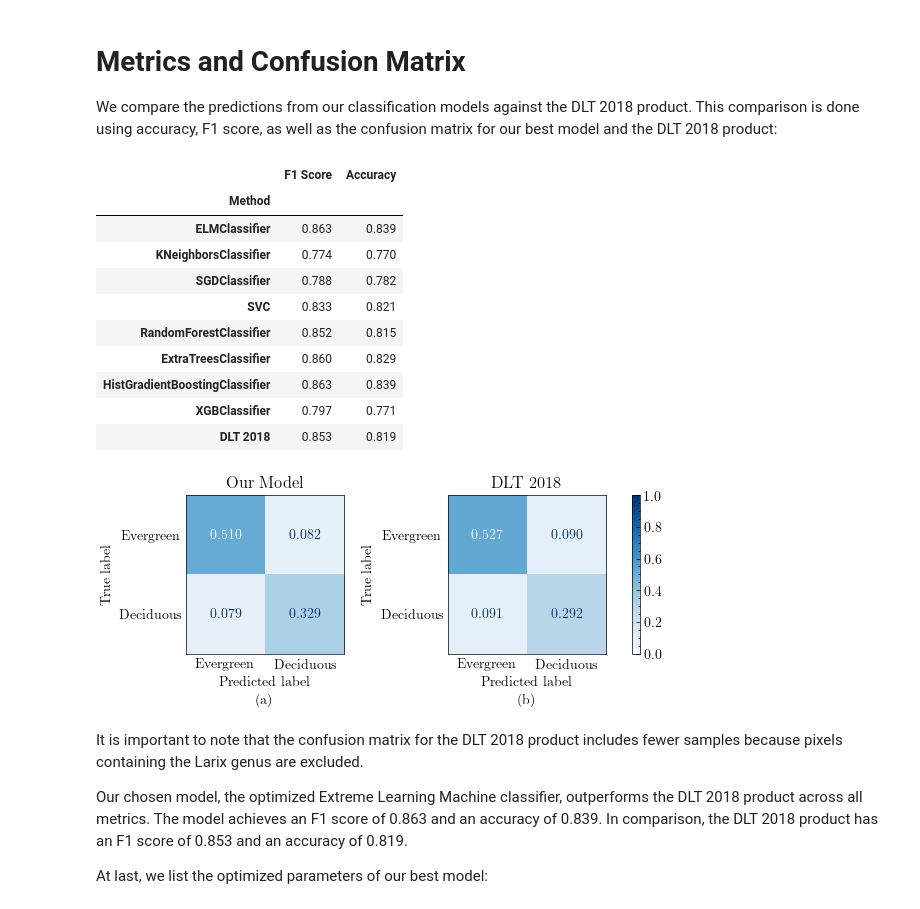
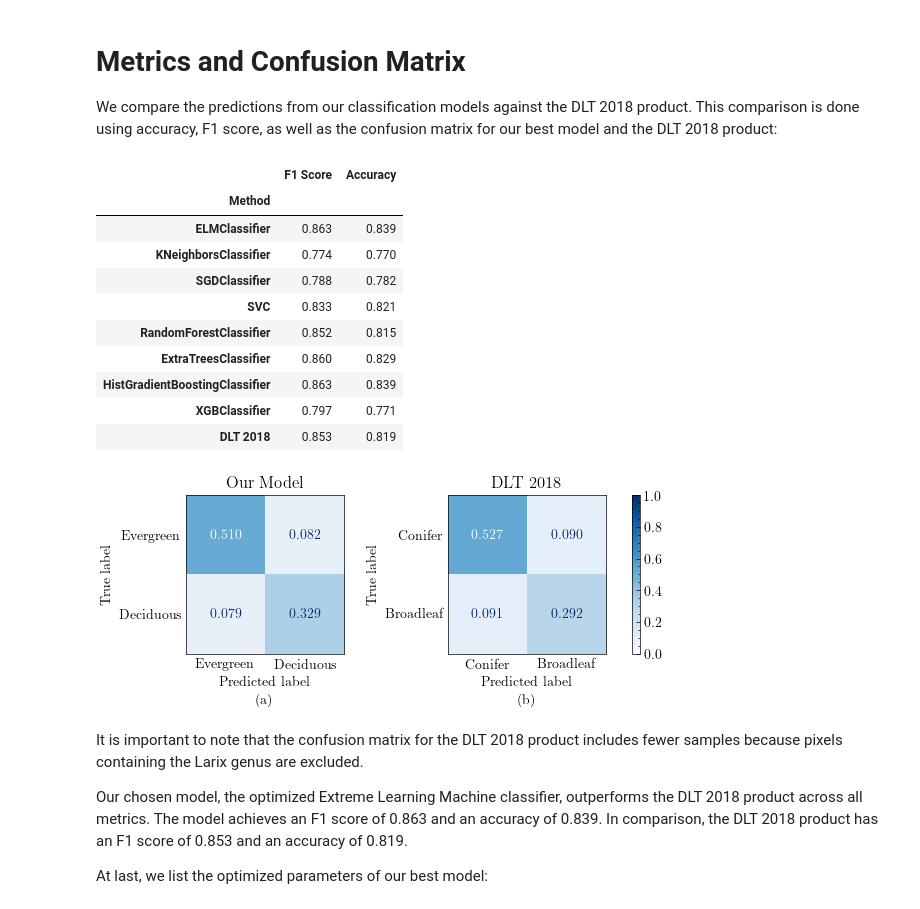
Before and after one commit to peter-hofinger/sentinel-leaf-classification, a Jupyter notebook: notebooks/4-generalization.ipynb, the cells around one changed output. Drawn from its saved outputs; the diff is of its cells as text; code cells hidden in the pictures.

```diff
--- a/notebooks/4-generalization.ipynb
+++ b/notebooks/4-generalization.ipynb
@@ -495,7 +495,6 @@ results = results.set_index("Method")
 results.to_csv("../reports/generalization.csv")
 
 # Show confusion matrices of best_model and DLT 2018
-display_labels = ["Deciduous", "Evergreen"]
 subset = results.loc[[best_model, "DLT 2018"]]
 fig, axs = plt.subplots(1, len(subset), figsize=(5.81, 2.4), constrained_layout=True)
 
@@ -508,35 +507,37 @@ for ax, (method, row) in zip(axs, subset.iterrows(), strict=True):
     cm = cm / cm.sum()
     cm = cm[::-1, ::-1]
 
     _confusion_matrix_display(
         cm,
         "Our Model" if method == best_model else method,
-        display_labels[::-1],
+        ["Evergreen", "Deciduous"]
+        if method == best_model
+        else ["Conifer", "Broadleaf"],
         mappable=mappable,
         ax=ax,
     )
 
 fig.colorbar(mappable, ax=axs.ravel().tolist())
 
 label_subplots(axs, y_offset=0.25)
 
 save_fig(fig, "../reports/figures/generalization/Confusion Matrices.pdf")
 
 formatted_results = results[["F1 Score", "Accuracy"]].copy()
 results[["F1 Score", "Accuracy"]].map(lambda x: f"{x:.3f}")
 # %% [output]
 |  | F1 Score | Accuracy |
 | Method |  |  |
 | ELMClassifier | 0.863 | 0.839 |
 | KNeighborsClassifier | 0.774 | 0.770 |
 | SGDClassifier | 0.788 | 0.782 |
 | SVC | 0.833 | 0.821 |
 | RandomForestClassifier | 0.852 | 0.815 |
 | ExtraTreesClassifier | 0.860 | 0.829 |
 | HistGradientBoostingClassifier | 0.863 | 0.839 |
 | XGBClassifier | 0.797 | 0.771 |
 | DLT 2018 | 0.853 | 0.819 |
-[figure, old version]
+[figure, new version]
 # %% [markdown]
 It is important to note that the confusion matrix for the DLT 2018 product includes fewer samples because pixels containing the Larix genus are excluded.
 
```
Also changed, not shown: 1 other file.
